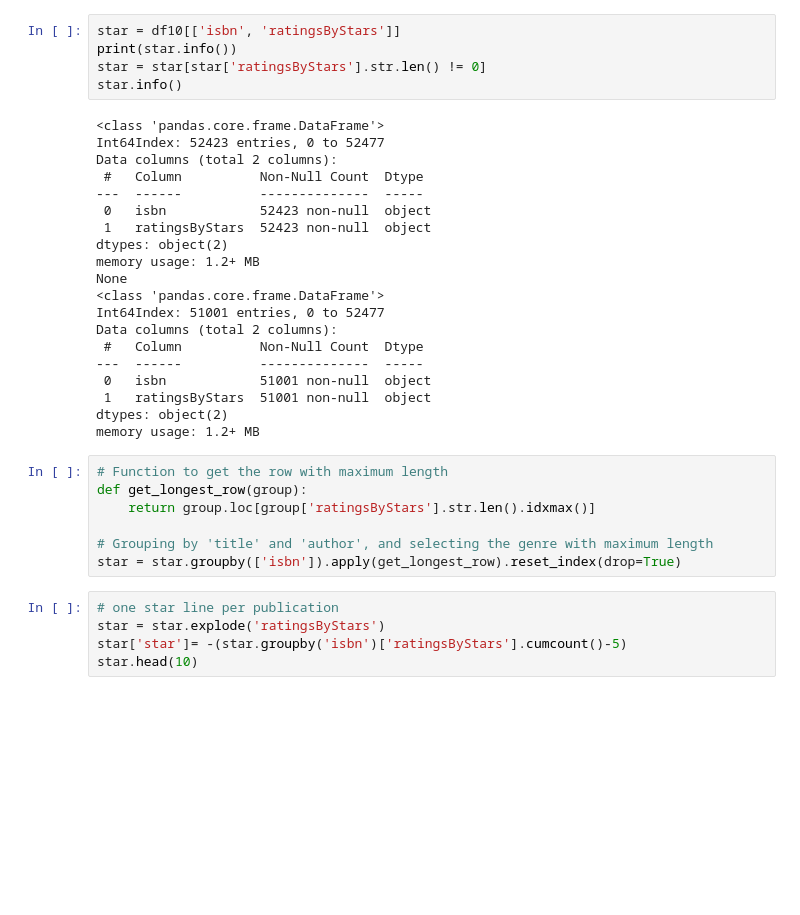
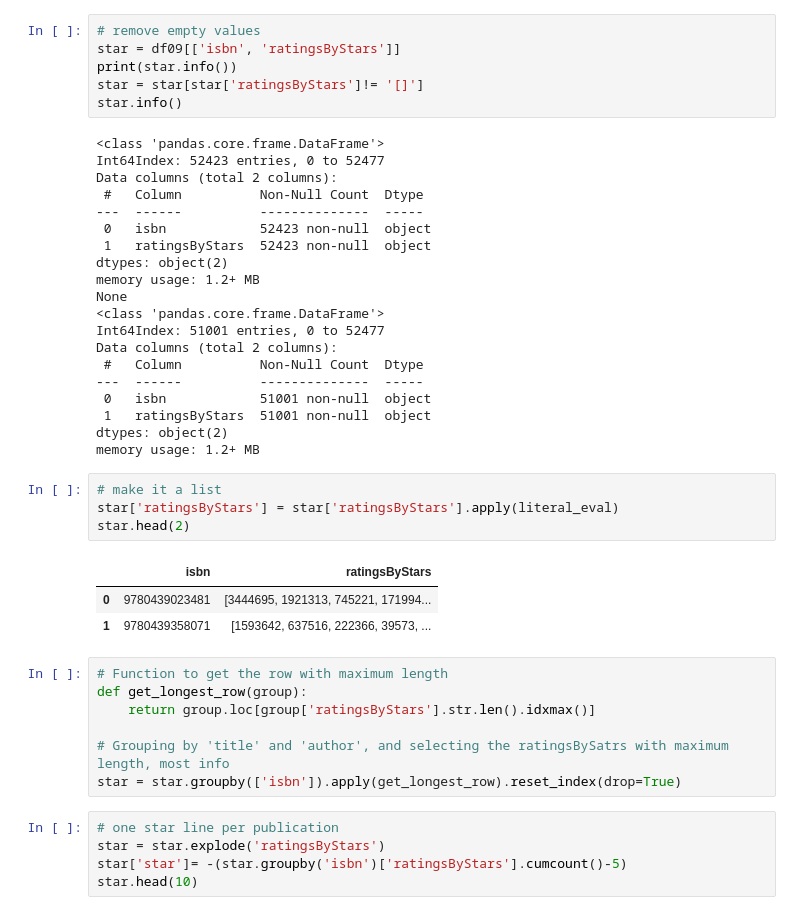
Before and after one commit to Zivilevs/PostgreSQL-DE1.3, a Jupyter notebook: 1_data-preparation-cleaning.ipynb, the cells around one changed output. Drawn from its saved outputs; the diff is of its cells as text; blank space fills up the shorter version.

```diff
--- a/1_data-preparation-cleaning.ipynb
+++ b/1_data-preparation-cleaning.ipynb
@@ -601,9 +725,10 @@ isbn
  978097736462    1
 Name: ratingsByStars, Length: 52423, dtype: int64
 # %%
-star = df10[['isbn', 'ratingsByStars']]
+# remove empty values
+star = df09[['isbn', 'ratingsByStars']]
 print(star.info())
-star = star[star['ratingsByStars'].str.len() != 0]
+star = star[star['ratingsByStars']!= '[]']
 star.info()
 # %% [output]
 <class 'pandas.core.frame.DataFrame'>
@@ -625,12 +750,20 @@ Data columns (total 2 columns):
  1   ratingsByStars  51001 non-null  object
 dtypes: object(2)
 memory usage: 1.2+ MB
+# %%
+# make it a list
+star['ratingsByStars'] = star['ratingsByStars'].apply(literal_eval)
+star.head(2)
+# %% [output]
+|  | isbn | ratingsByStars |
+| 0 | 9780439023481 | [3444695, 1921313, 745221, 171994... |
+| 1 | 9780439358071 | [1593642, 637516, 222366, 39573, ... |
 # %%
 # Function to get the row with maximum length
 def get_longest_row(group):
     return group.loc[group['ratingsByStars'].str.len().idxmax()]
 
-# Grouping by 'title' and 'author', and selecting the genre with maximum length
+# Grouping by 'title' and 'author', and selecting the ratingsBySatrs with maximum length, most info
 star = star.groupby(['isbn']).apply(get_longest_row).reset_index(drop=True)
 # %%
 # one star line per publication
```
Also changed, not shown: parts of 52 cells of this notebook, 13 other files.
